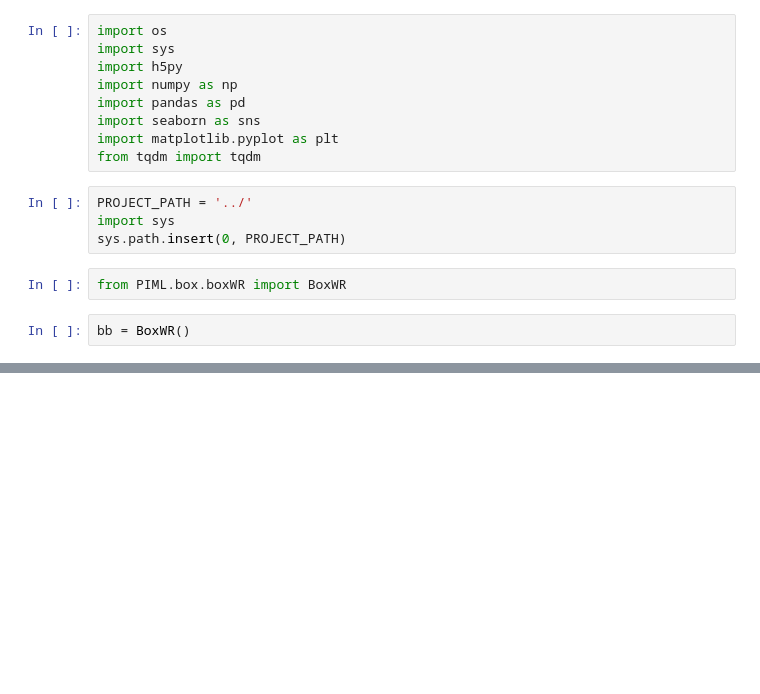
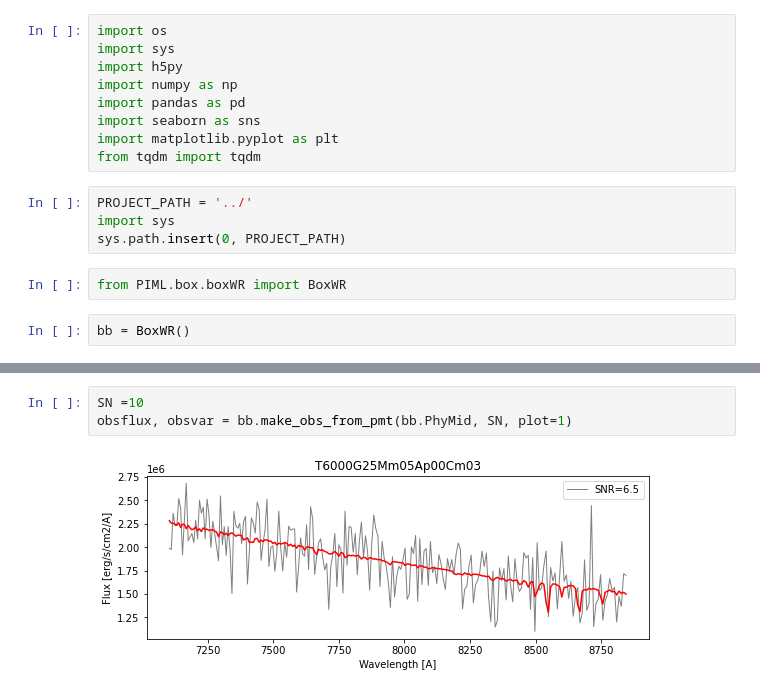
Before and after one commit to ViskaWei/PIML_v0, a Jupyter notebook: nb/test.ipynb, the cells around one changed output, grey strips where cells are left out. Drawn from its saved outputs; the diff is of its cells as text; blank space fills up the shorter version.

```diff
--- a/nb/test.ipynb
+++ b/nb/test.ipynb
@@ -42,0 +33,5 @@ bb.rbf([-2.0]
+# %%
+SN =10
+obsflux, obsvar = bb.make_obs_from_pmt(bb.PhyMid, SN, plot=1)
+# %% [output]
+[figure, added]
```
Also changed, not shown: parts of 10 cells of this notebook, 6 other files.
